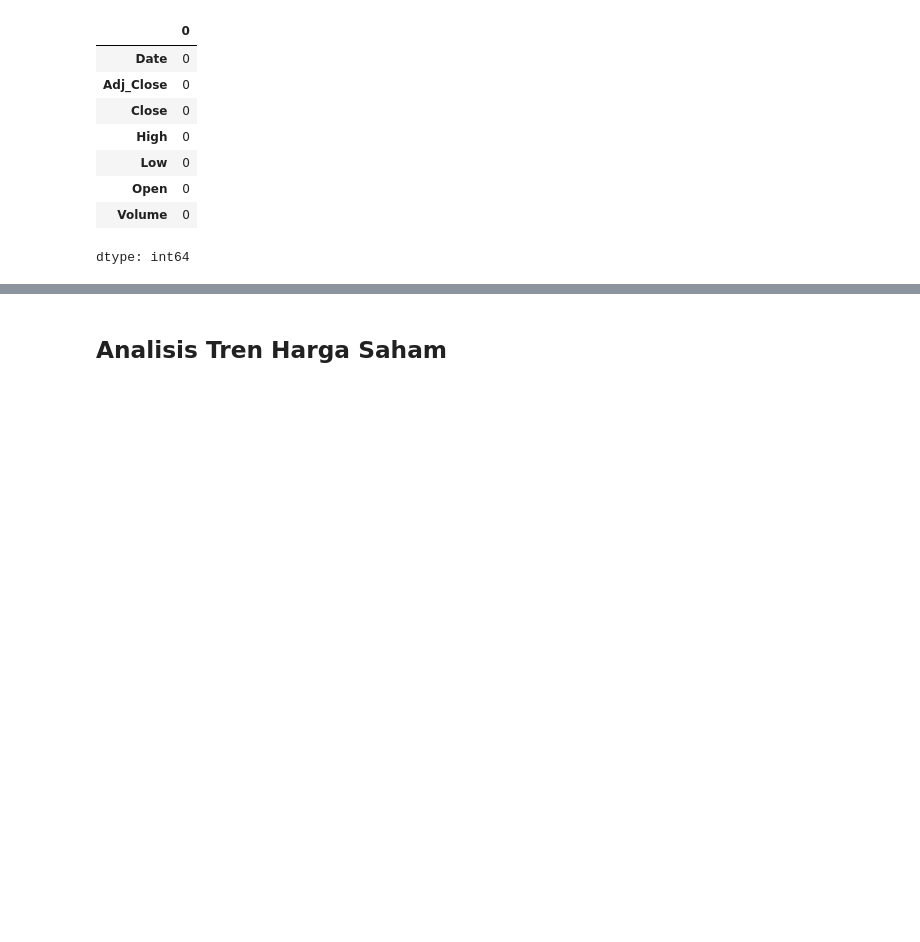
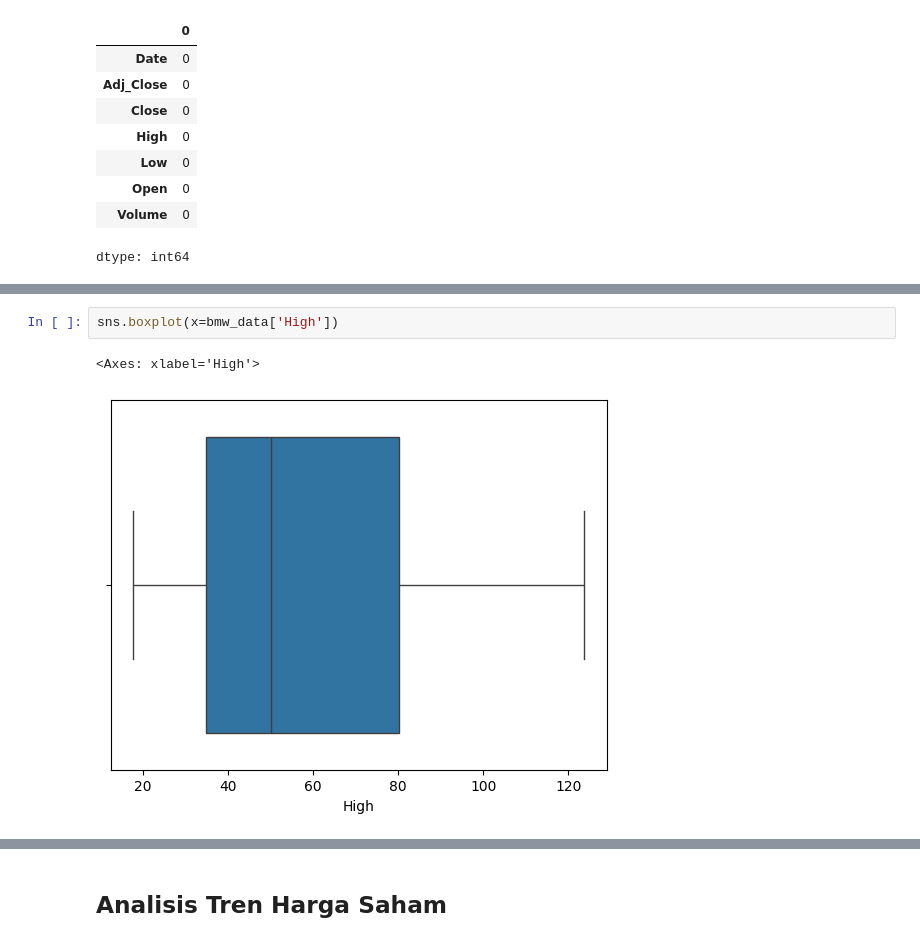
Before and after one commit to fakhrizamaris/Projek-ML-Terapan-Predictive-Analysis, a Jupyter notebook: Projek_1_ML_Terapan_Predictive_Analysis.ipynb, the cells around one changed output, grey strips where cells are left out. Saved outputs shown, nothing was run; the diff lists cells and outputs as text; blank space fills up the shorter version.

```diff
--- a/Projek_1_ML_Terapan_Predictive_Analysis.ipynb
+++ b/Projek_1_ML_Terapan_Predictive_Analysis.ipynb
@@ -76,0 +94,5 @@ dtype: int64
+# %%
+sns.boxplot(x=bmw_data['High'])
+# %% [output]
+<Axes: xlabel='High'>
+[figure, added]
```
Also changed, not shown: parts of 11 cells of this notebook, 2 other files.
